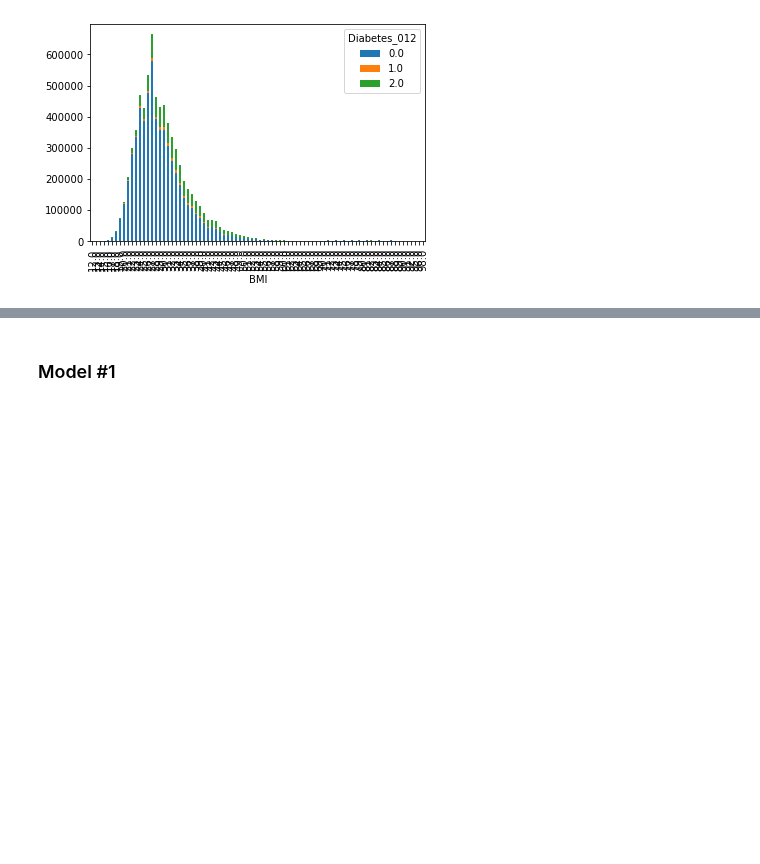
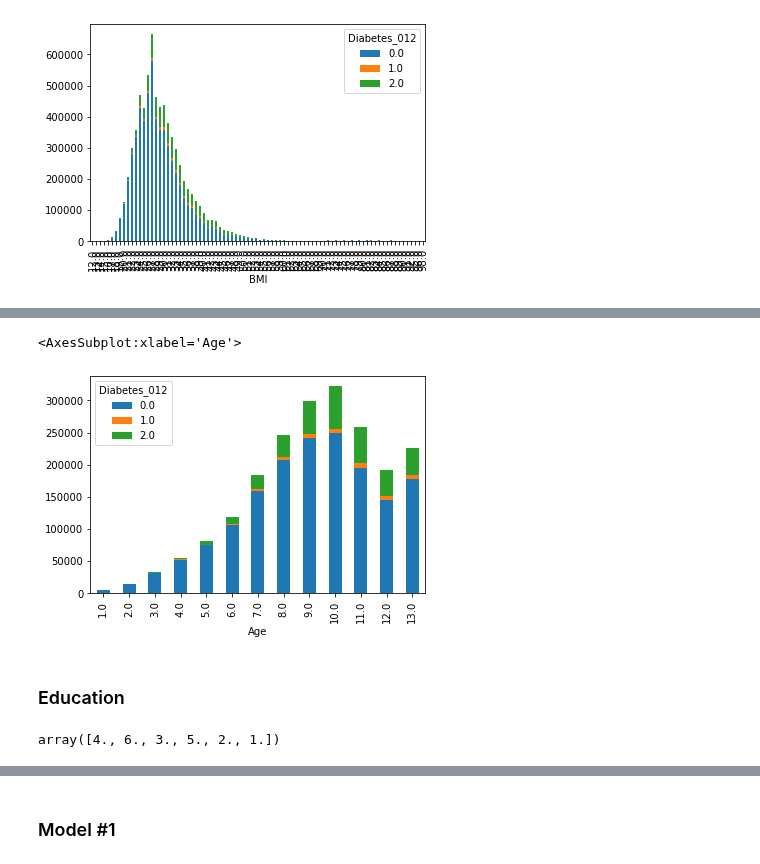
Before and after one commit to CarJung/Uni, a Jupyter notebook: diabetes/Projekt.ipynb, the cells around one changed output, grey strips where cells are left out. Drawn from its saved outputs; the diff is of its cells as text; code cells hidden in the pictures; blank space fills up the shorter version.

```diff
--- a/diabetes/Projekt.ipynb
+++ b/diabetes/Projekt.ipynb
@@ -198,0 +271,12 @@ df_agg.plot(kind='bar', stacked=True)
+# %%
+df_agg = data.groupby(['Age', 'Diabetes_012'])['Age'].sum().unstack()
+df_agg.plot(kind='bar', stacked=True)
+# %% [output]
+<AxesSubplot:xlabel='Age'>
+[figure, added]
+# %% [markdown]
+### Education
+# %%
+data.Education.unique()
+# %% [output]
+array([4., 6., 3., 5., 2., 1.])
```
Also changed, not shown: parts of 18 cells of this notebook.
